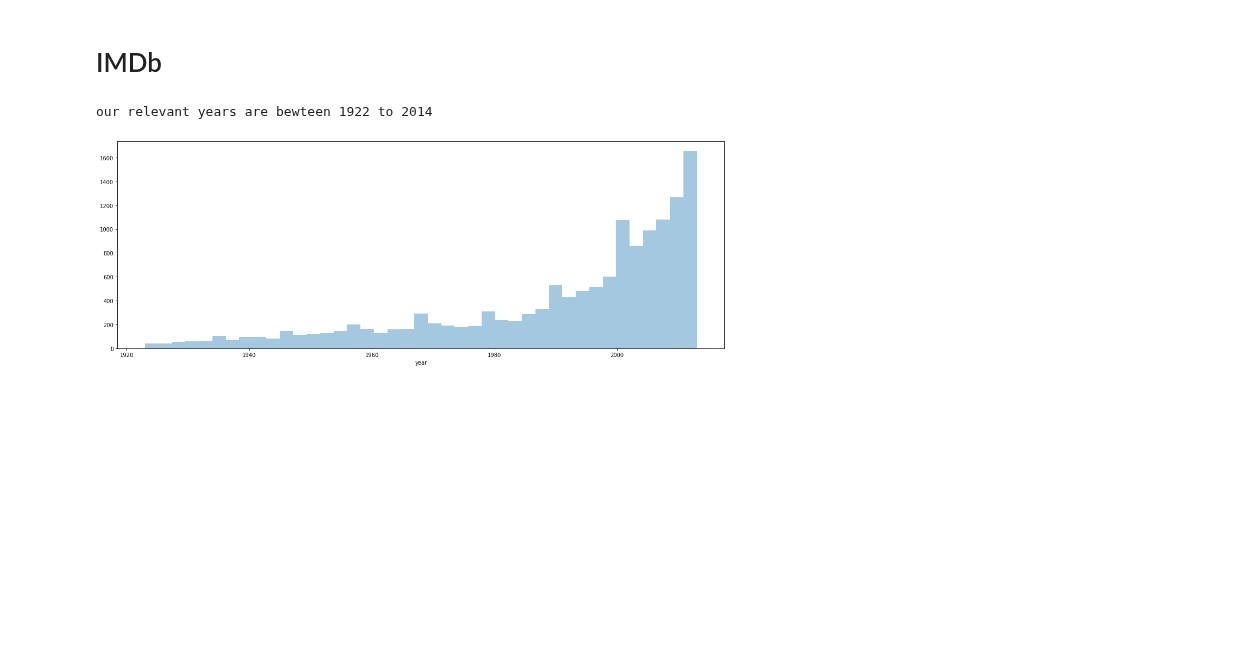
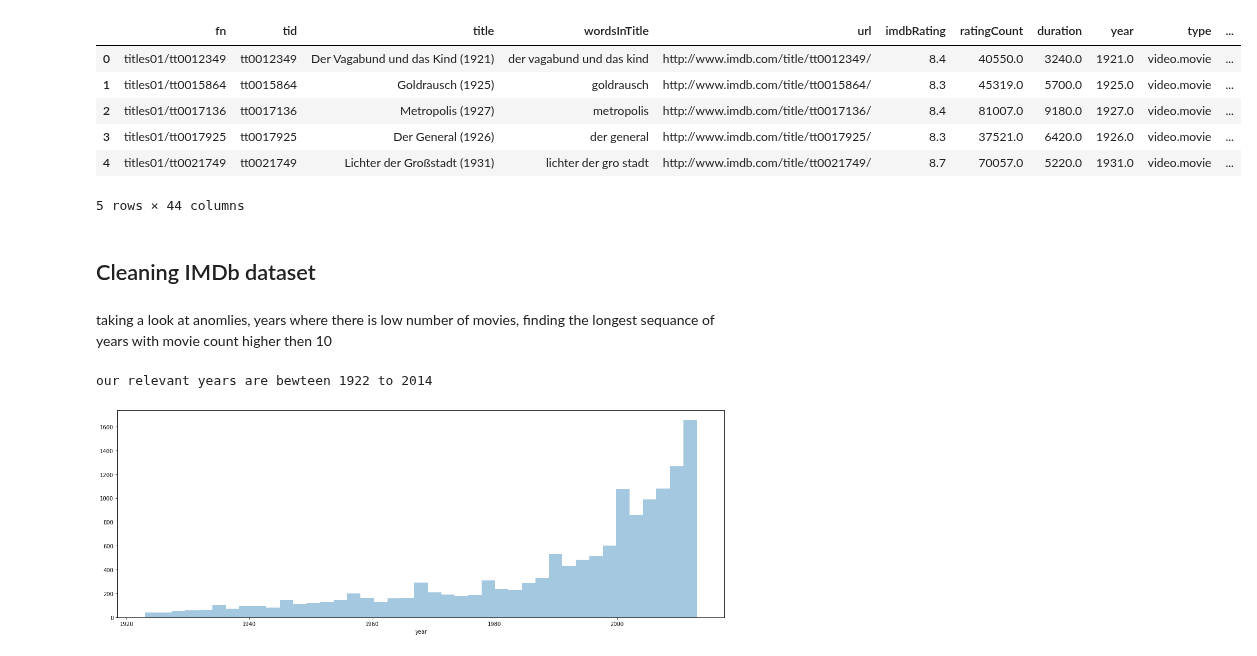
Before and after one commit to ronka/movie-recommendation-notebook, a Jupyter notebook: Movie_Recomindation_Proj.ipynb, the cells around one changed output. Saved outputs shown, nothing was run; the diff lists cells and outputs as text; code cells hidden in the pictures; blank space fills up the shorter version.

```diff
--- a/Movie_Recomindation_Proj.ipynb
+++ b/Movie_Recomindation_Proj.ipynb
@@ -25,3 +67,16 @@ from dateutil.parser import parse
+# %%
+imdb_df.head()
+# %% [output]
+|  | fn | tid | title | wordsInTitle | url | imdbRating | ratingCount | duration | year | type | ... |
+| 0 | titles01/tt0012349 | tt0012349 | Der Vagabund und das Kind (1921) | der vagabund und das kind | http://www.imdb.com/title/tt0012349/ | 8.4 | 40550.0 | 3240.0 | 1921.0 | video.movie | ... |
+| 1 | titles01/tt0015864 | tt0015864 | Goldrausch (1925) | goldrausch | http://www.imdb.com/title/tt0015864/ | 8.3 | 45319.0 | 5700.0 | 1925.0 | video.movie | ... |
+| 2 | titles01/tt0017136 | tt0017136 | Metropolis (1927) | metropolis | http://www.imdb.com/title/tt0017136/ | 8.4 | 81007.0 | 9180.0 | 1927.0 | video.movie | ... |
+| 3 | titles01/tt0017925 | tt0017925 | Der General (1926) | der general | http://www.imdb.com/title/tt0017925/ | 8.3 | 37521.0 | 6420.0 | 1926.0 | video.movie | ... |
+| 4 | titles01/tt0021749 | tt0021749 | Lichter der Großstadt (1931) | lichter der gro stadt | http://www.imdb.com/title/tt0021749/ | 8.7 | 70057.0 | 5220.0 | 1931.0 | video.movie | ... |
+5 rows × 44 columns
 # %% [markdown]
-# IMDb
+## Cleaning IMDb dataset
+# %% [markdown]
+taking a look at anomlies, years where there is low number of movies,
+finding the longest sequance of years with movie count higher then 10
 # %%
```
Also changed, not shown: parts of 15 cells of this notebook.
